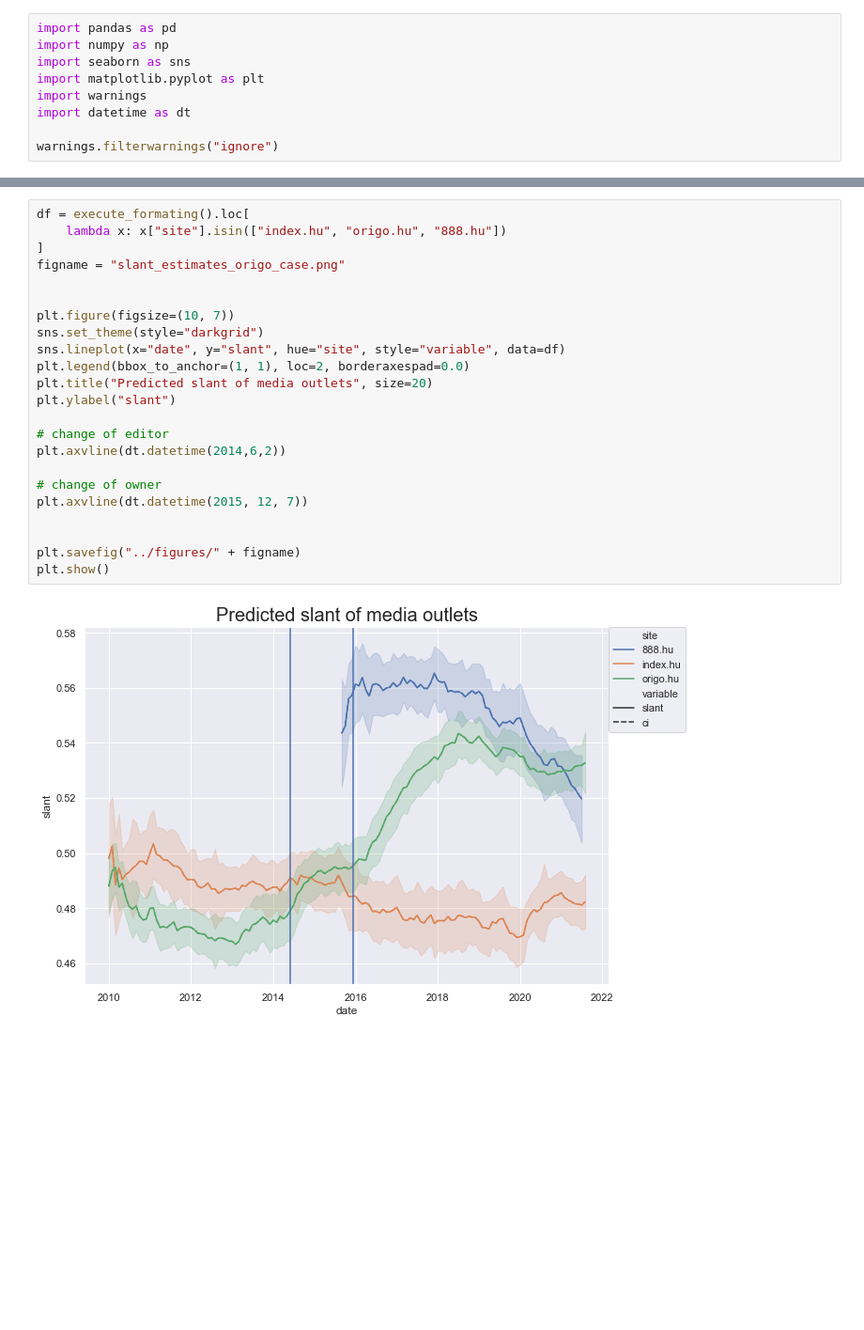
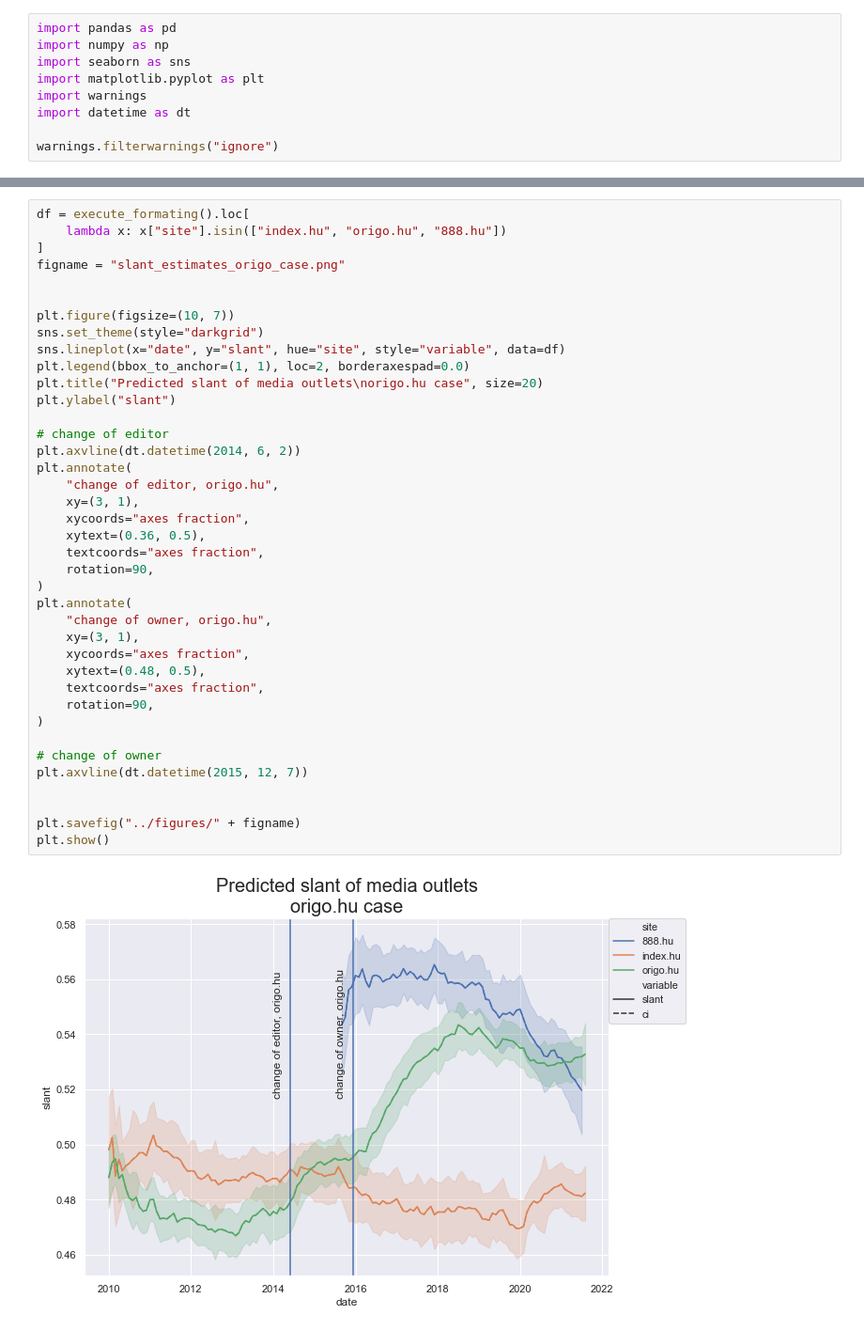
Before and after one commit to adamvig96/media-parliament-scaling, a Jupyter notebook: code/plot_case_studies.ipynb, the cells around one changed output, grey strips where cells are left out. Shown at 94% size. Drawn from its saved outputs; the diff is of its cells as text; blank space fills up the shorter version.

Commit message:
add annotation to figures

```diff
--- a/code/plot_case_studies.ipynb
+++ b/code/plot_case_studies.ipynb
@@ -88,28 +89,44 @@ def execute_formating():
 # %%
 df = execute_formating().loc[
     lambda x: x["site"].isin(["index.hu", "origo.hu", "888.hu"])
 ]
 figname = "slant_estimates_origo_case.png"
 
 
 plt.figure(figsize=(10, 7))
 sns.set_theme(style="darkgrid")
 sns.lineplot(x="date", y="slant", hue="site", style="variable", data=df)
 plt.legend(bbox_to_anchor=(1, 1), loc=2, borderaxespad=0.0)
-plt.title("Predicted slant of media outlets", size=20)
+plt.title("Predicted slant of media outlets\norigo.hu case", size=20)
 plt.ylabel("slant")
 
 # change of editor
-plt.axvline(dt.datetime(2014,6,2))
+plt.axvline(dt.datetime(2014, 6, 2))
+plt.annotate(
+    "change of editor, origo.hu",
+    xy=(3, 1),
+    xycoords="axes fraction",
+    xytext=(0.36, 0.5),
+    textcoords="axes fraction",
+    rotation=90,
+)
+plt.annotate(
+    "change of owner, origo.hu",
+    xy=(3, 1),
+    xycoords="axes fraction",
+    xytext=(0.48, 0.5),
+    textcoords="axes fraction",
+    rotation=90,
+)
 
 # change of owner
 plt.axvline(dt.datetime(2015, 12, 7))
 
 
 plt.savefig("../figures/" + figname)
 plt.show()
 # %% [output]
-[figure, old version]
+[figure, new version]
 # %%
 df = execute_formating().loc[
     lambda x: x["site"].isin(["index.hu", "mno.hu", "888.hu", "mno.hu/magyaridok.hu"])
```
Also changed, not shown: parts of 2 cells of this notebook, 2 other files.
